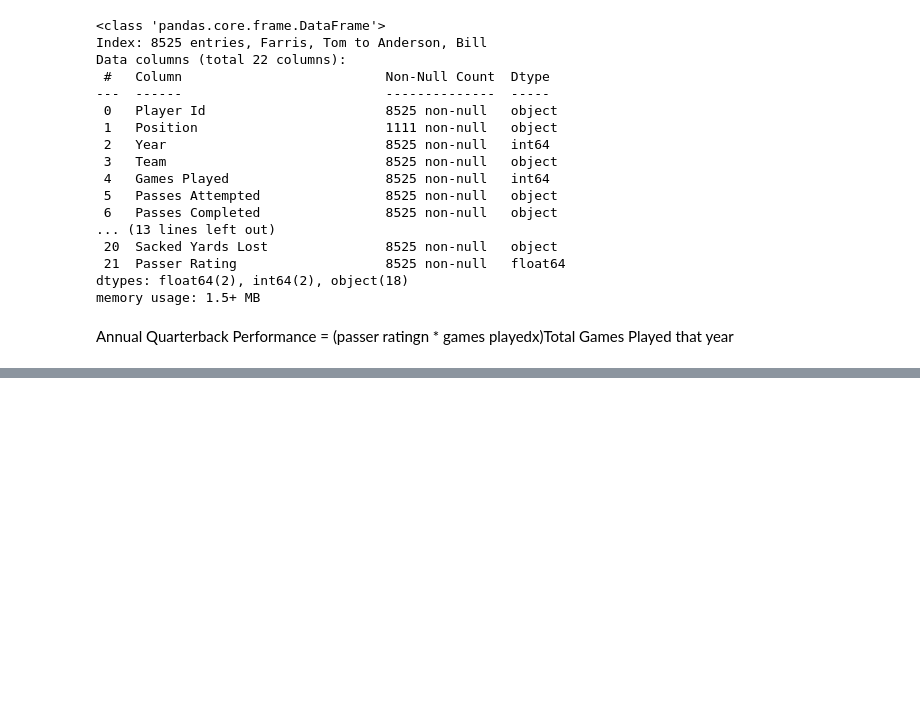
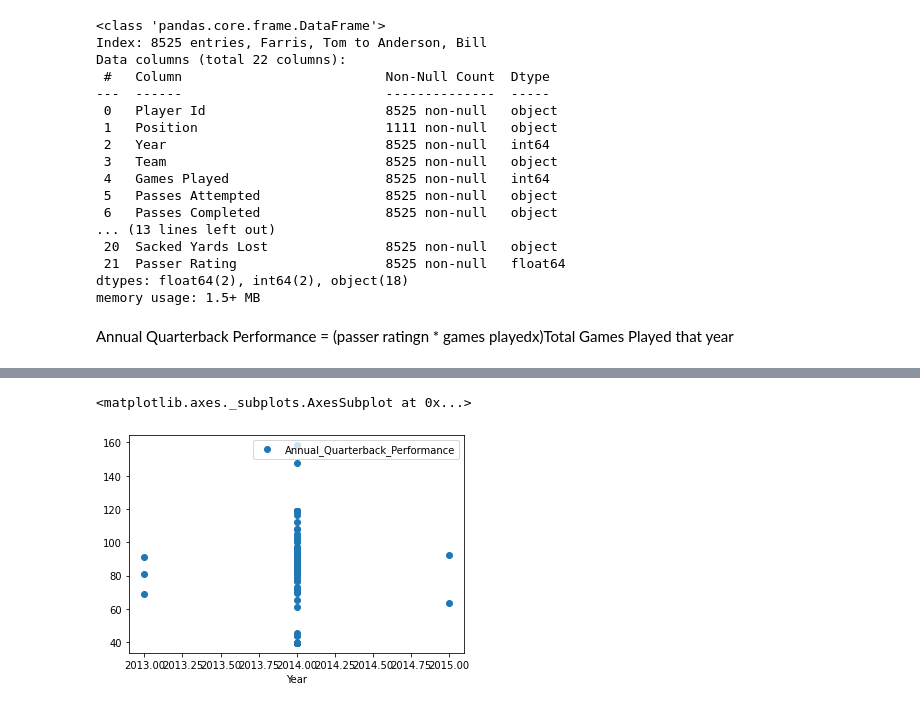
Before and after one commit to prabuarjunan/AI-ML-NFL-Dataset, a Jupyter notebook: NFL_Data_Analysis_PA_CSP.ipynb, the cells around one changed output, grey strips where cells are left out. Drawn from its saved outputs; the diff is of its cells as text; code cells hidden in the pictures; blank space fills up the shorter version.

```diff
--- a/NFL_Data_Analysis_PA_CSP.ipynb
+++ b/NFL_Data_Analysis_PA_CSP.ipynb
@@ -127,0 +114,13 @@ memory usage: 1.7+ MB
+# %%
+PRT = df_CSP['Passer Rating']
+GPD = df_CSP['Games Played']
+PID = df_CSP['Player Id']
+
+AQP = (PRT * GPD)/GPD
+AQP.isna().sum()
+AQP.dropna(inplace=True)
+AQP
+df_CSP = df_CSP.loc[~df_CSP.index.duplicated(),:]
+
+
+df_CSP
@@ -127,0 +156,2 @@ memory usage: 1.7+ MB
+# %%
+df_CSP.insert(6,"Annual_Quarterback_Performance", AQP)
@@ -127,0 +175,2 @@ memory usage: 1.7+ MB
+# %%
+df_CSP = df_CSP[df_CSP.Annual_Quarterback_Performance != 0.00]
@@ -127,0 +187,2 @@ memory usage: 1.7+ MB
+# %%
+df_CSP.dropna(inplace=True)
@@ -127,0 +211,5 @@ memory usage: 1.7+ MB
+# %%
+df_CSP.plot(x='Year', y='Annual_Quarterback_Performance', style='o')
+# %% [output]
+<matplotlib.axes._subplots.AxesSubplot at 0x...>
+[figure, added]
```
Also changed, not shown: parts of 9 cells of this notebook.
